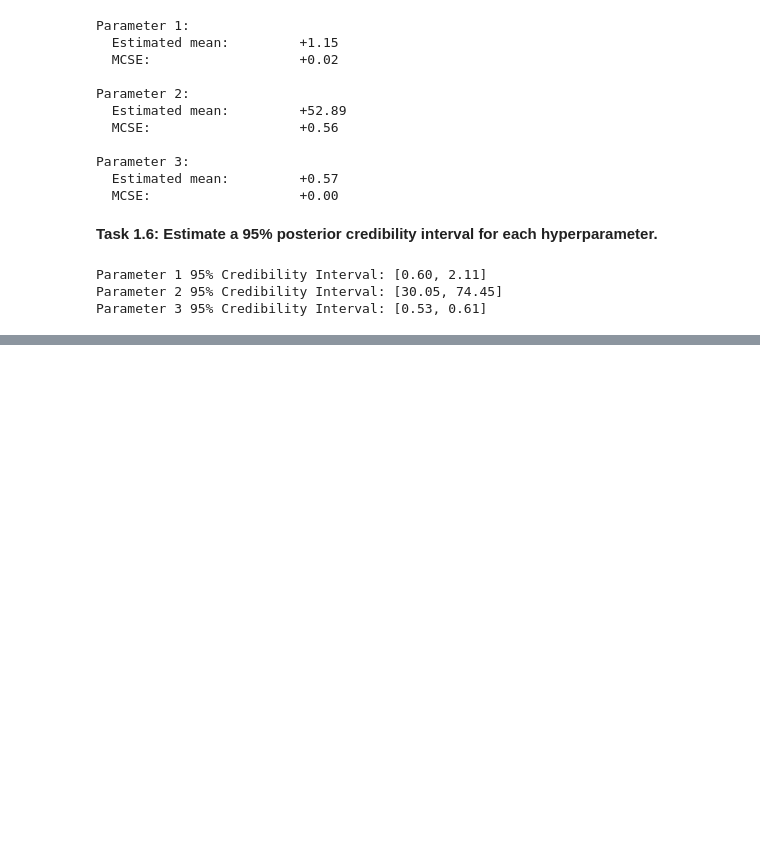
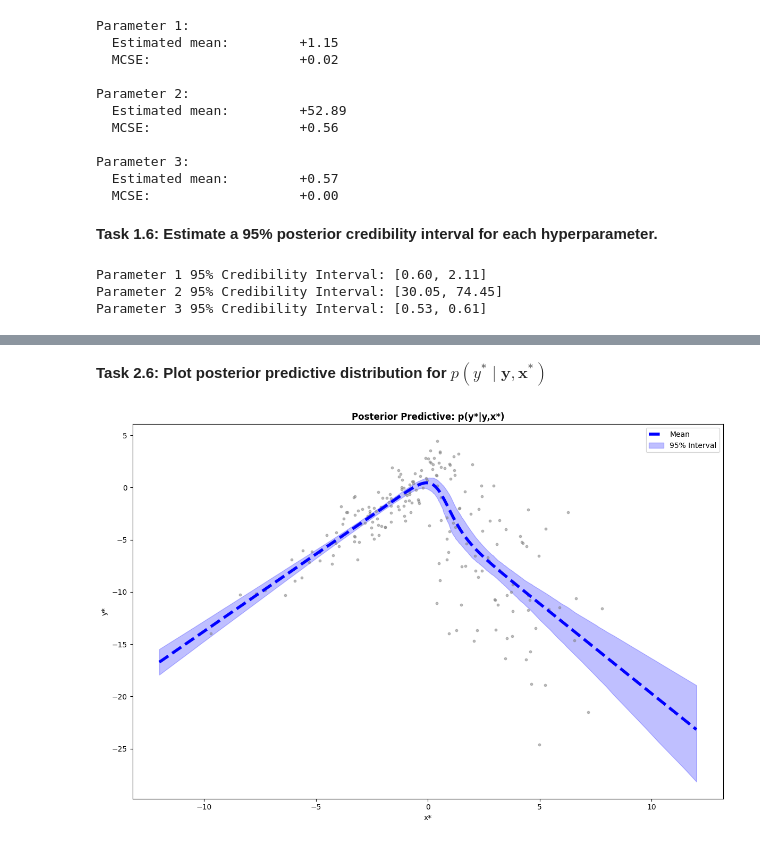
Before and after one commit to Ghjacobsen/BayesianML, a Jupyter notebook: Part1_assignment3.ipynb, the cells around one changed output, grey strips where cells are left out. Saved outputs shown, nothing was run; the diff lists cells and outputs as text; code cells hidden in the pictures; blank space fills up the shorter version.

```diff
--- a/Part1_assignment3.ipynb
+++ b/Part1_assignment3.ipynb
@@ -464,0 +994,30 @@ Parameter 3 95% Credibility Interval: [0.53, 0.61]
+# %% [markdown]
+**Task 2.6: Plot posterior predictive distribution for $p(y^*\mid\boldsymbol{y},\boldsymbol{x}^*)$**
+# %%
+# Create new x* values
+x_star = jnp.linspace(-12, 12, 1000)
+X_star = design_matrix(x_star)  # design matrix (1000, 2)
+
+# Extract posterior samples from theta_sample (shape: (M,9))
+w0_samples = theta_sample[:, 0:2]
+w1_samples = theta_sample[:, 2:4]
+v_samples  = theta_sample[:, 4:6]
+
+# Compute predictive y* for each sample:
+# y* = sigmoid(X_star @ v) * (X_star @ w1) + (1 - sigmoid(X_star @ v)) * (X_star @ w0)
+y_star_pred_samples = jnp.array([
+    sigmoid(X_star @ v_samples[i]) * (X_star @ w1_samples[i]) +
+    (1 - sigmoid(X_star @ v_samples[i])) * (X_star @ w0_samples[i])
+    for i in range(theta_sample.shape[0])
+])
+
+# Plot using plot_summary on top of the data
+fig, ax = plt.subplots(1, 1, figsize=(12, 8))
+plot_summary(ax, x_star, y_star_pred_samples, title="Posterior Predictive: p(y*|y,x*)", color="blue")
+ax.set_xlabel("x*")
+ax.set_ylabel("y*")
+ax.scatter(np.array(x_data), np.array(y_data), color="grey", s=10, alpha=0.5, label="Data")
+plt.tight_layout()
+plt.show()
+# %% [output]
+[figure, added]
```
Also changed, not shown: parts of 21 cells of this notebook, 2 other files.
